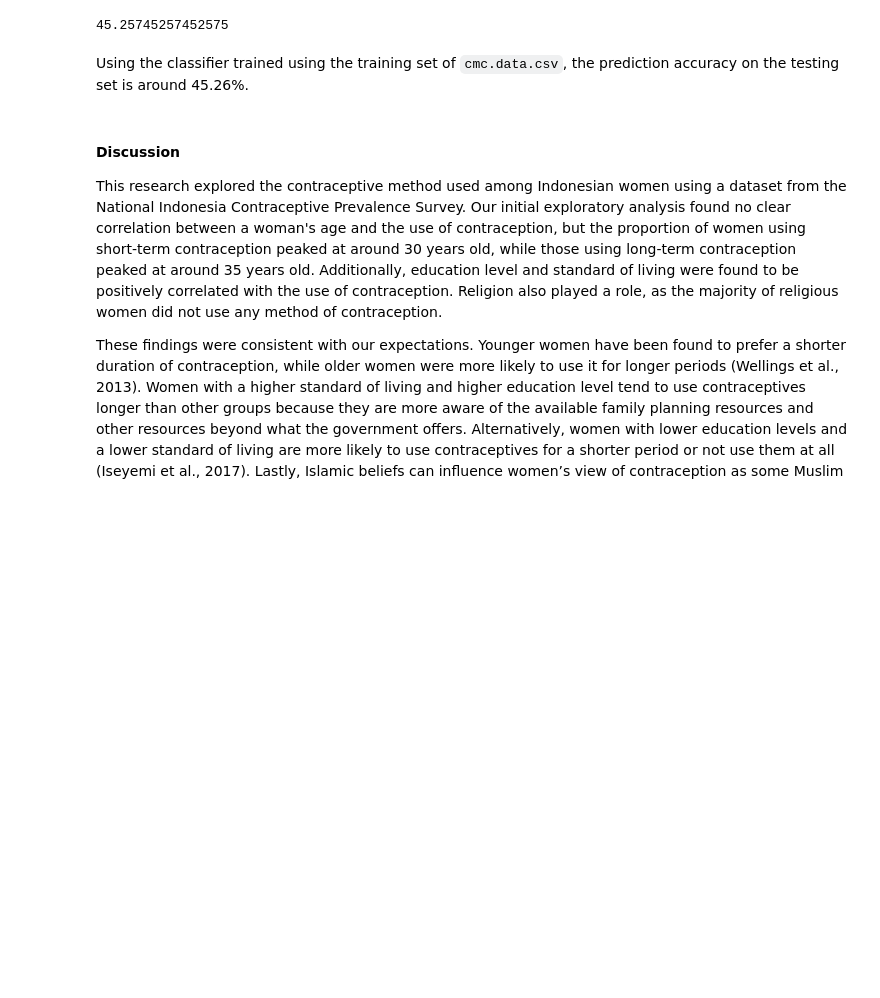
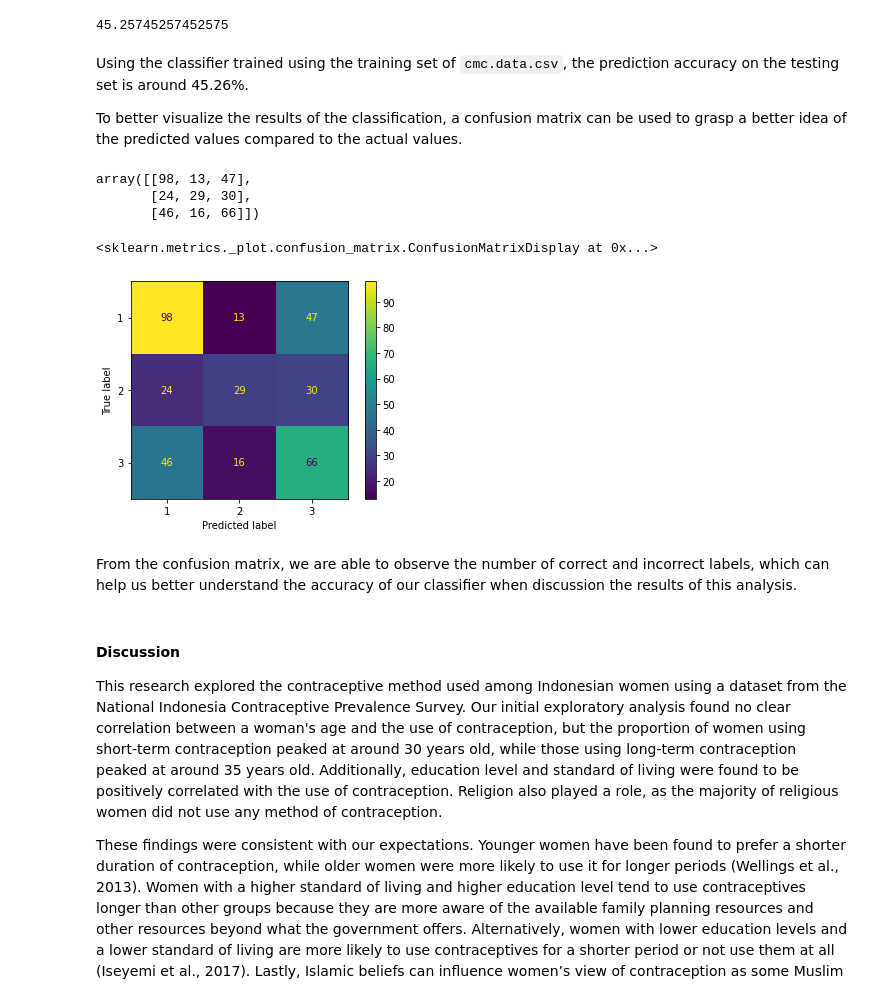
Before and after one commit to kennaroozendaal/DSCI-100-Group-Project-15-, a Jupyter notebook: Project/group15_report.ipynb, the cells around one changed output. Drawn from its saved outputs; the diff is of its cells as text; code cells hidden in the pictures; blank space fills up the shorter version.

Commit message:
Added confusion matrix

```diff
--- a/Project/group15_report.ipynb
+++ b/Project/group15_report.ipynb
@@ -108,8 +108,7 @@ cmc_dataset_filtered
 # %% [markdown]
 Now we want to split our data into a training and testing set. The preliminary data analysis will be an exploratory analysis that uses data from the training set only. In order to reduce human bias, only the training set will be visualized. For this project, the dataset will be split 75% training and 25% testing. Stratify was used to maintain the distribution.
 # %%
-cmc_train, cmc_test = train_test_split(cmc_dataset_filtered, test_size=0.25, stratify = cmc_dataset_filtered["contraceptive_method_used"],
-                                       random_state=123)
+cmc_train, cmc_test = train_test_split(cmc_dataset_filtered, test_size=0.25, stratify = cmc_dataset_filtered["contraceptive_method_used"])
 cmc_train.head()
 # %% [output]
 |  | wife_age | wife_education | wife_religion | standard_of_living_index | contraceptive_method_used |
@@ -411,3 +408,6 @@ prediction_accuracy
 45.25745257452575
 # %% [markdown]
 Using the classifier trained using the training set of <code>cmc.data.csv</code>, the prediction accuracy on the testing set is around 45.26%.
+
+
+To better visualize the results of the classification, a confusion matrix can be used to grasp a better idea of the predicted values compared to the actual values.
@@ -417,3 +414,26 @@ Using the classifier trained using the training set of <code>cmc.data.csv</code>
+# %%
+cmc_mat = confusion_matrix(
+    cmc_test_predictions["contraceptive_method_used"],  # true labels
+    cmc_test_predictions["predicted"],  # predicted labels
+    labels=knn_fit.classes_, # specify the label for each class
+)
+cmc_mat
+# %% [output]
+array([[98, 13, 47],
+       [24, 29, 30],
+       [46, 16, 66]])
+# %%
+from sklearn.metrics import ConfusionMatrixDisplay
+
+disp = ConfusionMatrixDisplay(
+    confusion_matrix=cmc_mat, display_labels=knn_fit.classes_
+)
+disp.plot()
+# %% [output]
+<sklearn.metrics._plot.confusion_matrix.ConfusionMatrixDisplay at 0x...>
+[figure, added]
+# %% [markdown]
+From the confusion matrix, we are able to observe the number of correct and incorrect labels, which can help us better understand the accuracy of our classifier when discussion the results of this analysis.
 # %% [markdown]
 #### Discussion
 
```
Also changed, not shown: parts of 3 cells of this notebook, 1 other file.
